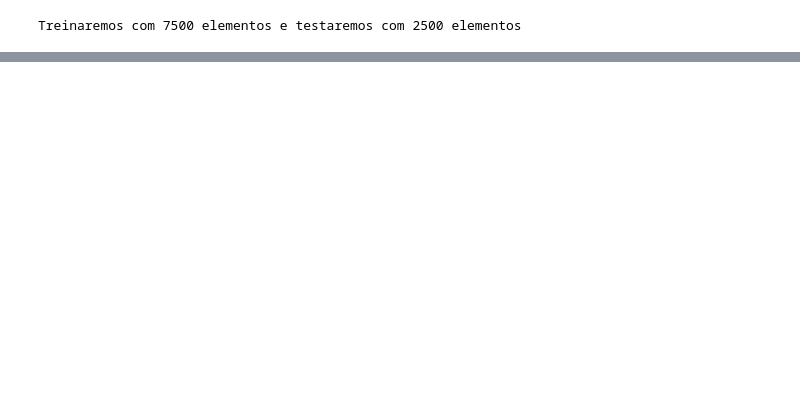
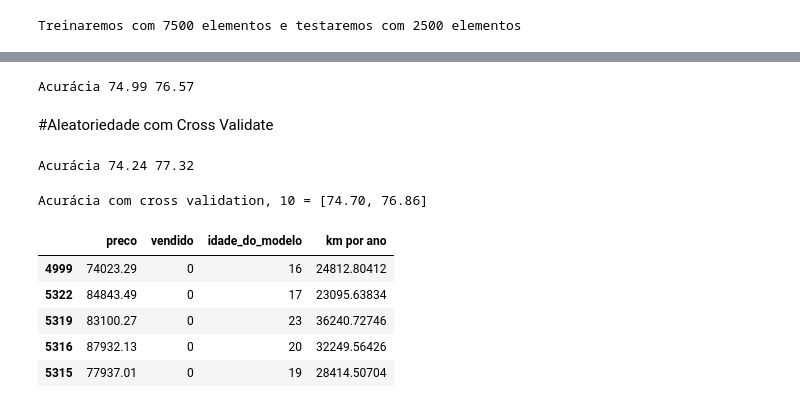
Before and after one commit to lucashamon1/Ciencia-de-Dados, a Jupyter notebook: Introduçao_a_machine_learning_modelo_4.ipynb, the cells around one changed output, grey strips where cells are left out. Saved outputs shown, nothing was run; the diff lists cells and outputs as text; code cells hidden in the pictures; blank space fills up the shorter version.

```diff
--- a/Introduçao_a_machine_learning_modelo_4.ipynb
+++ b/Introduçao_a_machine_learning_modelo_4.ipynb
@@ -221,0 +228,47 @@ Treinaremos com 7500 elementos e testaremos com 2500 elementos
+# %%
+SEED = 301
+np.random.seed(SEED)
+modelo =DecisionTreeClassifier(max_depth=2)
+resultados = cross_validate(modelo, x, y, cv=3,return_train_score=False)
+media = resultados['test_score'].mean()
+desvio_padrao = resultados['test_score'].std()
+print('Acurácia %.2f %.2f'%((media-2*desvio_padrao)*100, (media + 2 * desvio_padrao)*100))
+# %% [output]
+Acurácia 74.99 76.57
+# %% [markdown]
+#Aleatoriedade com Cross Validate
+# %%
+SEED = 301
+np.random.seed(SEED)
+modelo =DecisionTreeClassifier(max_depth=2)
+resultados = cross_validate(modelo, x, y, cv=10,return_train_score=False)
+media = resultados['test_score'].mean()
+desvio_padrao = resultados['test_score'].std()
+print('Acurácia %.2f %.2f'%((media-2*desvio_padrao)*100, (media + 2 * desvio_padrao)*100))
+# %% [output]
+Acurácia 74.24 77.32
+# %%
+from sklearn.model_selection import KFold
+SEED = 301
+np.random.seed(SEED)
+cv = KFold(n_splits = 10)
+modelo = DecisionTreeClassifier(max_depth=2)
+resultados = cross_validate(modelo, x, y, cv = cv, return_train_score=False)
+media = resultados['test_score'].mean()
+desvio_padrao = (resultados['test_score'].std()* desvio_padrao) * 100
+print("Acurácia com cross validation, 10 = [%.2f, %.2f]" % ((media - 2 * desvio_padrao)*100, (media + 2 * desvio_padrao) * 100))
+# %% [output]
+Acurácia com cross validation, 10 = [74.70, 76.86]
+# %%
+#simular situação de azar
+dados_azar = dados.sort_values('vendido',ascending=True)
+x_azar = dados_azar[['preco','idade_do_modelo','km por ano']]
+y_azar = dados_azar['vendido']
+dados_azar.head()
+# %% [output]
+|  | preco | vendido | idade_do_modelo | km por ano |
+| 4999 | 74023.29 | 0 | 16 | 24812.80412 |
+| 5322 | 84843.49 | 0 | 17 | 23095.63834 |
+| 5319 | 83100.27 | 0 | 23 | 36240.72746 |
+| 5316 | 87932.13 | 0 | 20 | 32249.56426 |
+| 5315 | 77937.01 | 0 | 19 | 28414.50704 |
```
Also changed, not shown: parts of 16 cells of this notebook.
